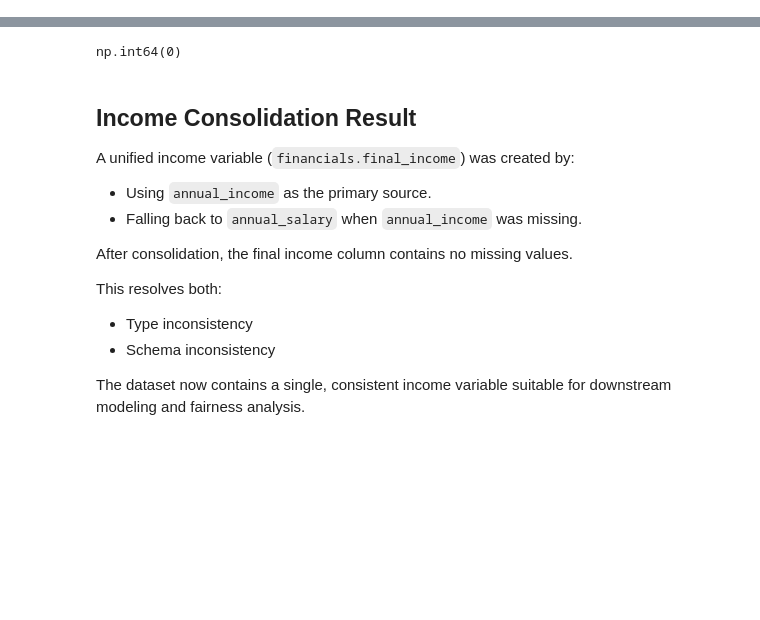
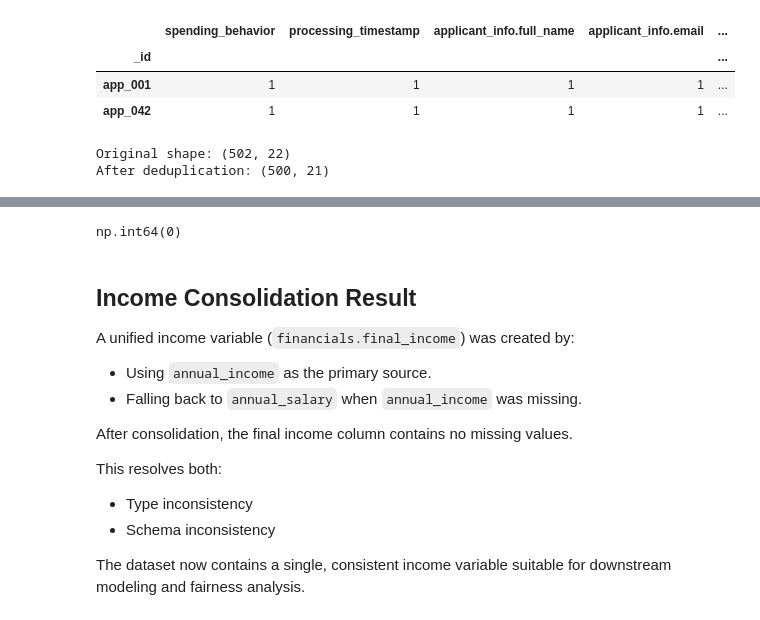
Before and after one commit to lauraaandrada/dego-project-team2, a Jupyter notebook: notebooks/01-Data-Quality.ipynb, the cells around one changed output, grey strips where cells are left out. Saved outputs shown, nothing was run; the diff lists cells and outputs as text; code cells hidden in the pictures; blank space fills up the shorter version.

```diff
--- a/notebooks/01-Data-Quality.ipynb
+++ b/notebooks/01-Data-Quality.ipynb
@@ -22,9 +28,21 @@ list(DATA_PATH.glob("*"))
 # %%
-raw_file = data_path / "data.json"
+start = Path.cwd()
 
-import json
-with open(raw_file, "r", encoding="utf-8") as f:
+for p in [start] + list(start.parents):
+    candidate = p / "data" / "data.json"
+    if candidate.exists():
+        DATA_FILE = candidate
+        break
+else:
+    raise FileNotFoundError("Could not locate data/data.json in parent folders")
+
+print("Using:", DATA_FILE)
+
+with open(DATA_FILE, "r", encoding="utf-8") as f:
     raw = json.load(f)
 
-len(raw), type(raw)
+df = pd.json_normalize(raw, sep=".")
+
+print("Loaded records:", len(raw))
+print("DataFrame shape:", df.shape)
 # %% [output]
@@ -291,0 +329,47 @@ using `annual_salary` as a fallback when `annual_income` is missing.
+# %%
+# ------------------------------------------------------------
+# Check whether duplicate rows are fully identical
+# ------------------------------------------------------------
+
+# Convert list-like columns to string for reliable comparison
+df_for_compare = df.copy()
+df_for_compare["spending_behavior"] = df_for_compare["spending_behavior"].astype(str)
+
+# Extract duplicates again (after conversion)
+dups_compare = df_for_compare[df_for_compare.duplicated(subset="_id", keep=False)]
+
+# Count number of unique rows per _id
+duplicate_uniqueness = (
+    dups_compare
+    .groupby("_id")
+    .nunique(dropna=False)
+)
+
+duplicate_uniqueness
+# %% [output]
+|  | spending_behavior | processing_timestamp | applicant_info.full_name | applicant_info.email | ... |
+| _id |  |  |  |  | ... |
+| app_001 | 1 | 1 | 1 | 1 | ... |
+| app_042 | 1 | 1 | 1 | 1 | ... |
+# %%
+# ------------------------------------------------------------
+# Resolve duplicates by keeping the most complete record
+# ------------------------------------------------------------
+
+# Count number of non-null values per row
+df["_non_null_count"] = df.notna().sum(axis=1)
+
+# Sort by completeness (descending)
+df_sorted = df.sort_values("_non_null_count", ascending=False)
+
+# Keep most complete record per _id
+df_deduplicated = df_sorted.drop_duplicates(subset="_id", keep="first")
+
+# Drop helper column
+df_deduplicated = df_deduplicated.drop(columns="_non_null_count")
+
+print("Original shape:", df.shape)
+print("After deduplication:", df_deduplicated.shape)
+# %% [output]
+Original shape: (502, 22)
+After deduplication: (500, 21)
```
Also changed, not shown: parts of 41 cells of this notebook.
